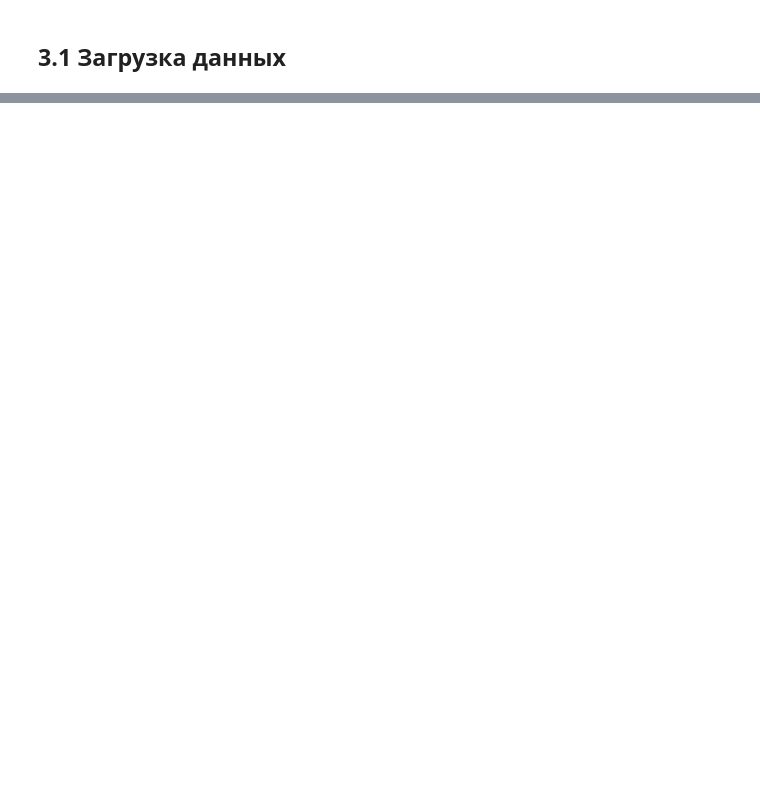
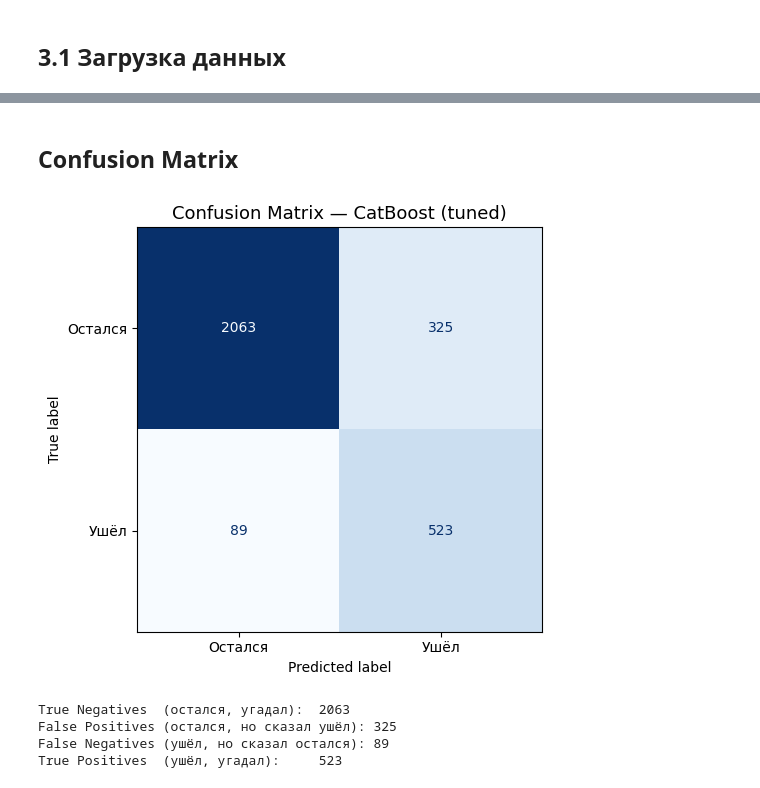
Before and after one commit to justShox/Churn-prediction-api, a Jupyter notebook: notebooks/03_modeling.ipynb, the cells around one changed output, grey strips where cells are left out. Saved outputs shown, nothing was run; the diff lists cells and outputs as text; code cells hidden in the pictures; blank space fills up the shorter version.

```diff
--- a/notebooks/03_modeling.ipynb
+++ b/notebooks/03_modeling.ipynb
@@ -406,0 +529,27 @@ print(summary_df.to_string(index=False))
+# %% [markdown]
+## Confusion Matrix
+# %%
+from sklearn.metrics import confusion_matrix, ConfusionMatrixDisplay
+
+y_pred = best_model.predict(X_test_clean)
+cm = confusion_matrix(y_test, y_pred)
+
+fig, ax = plt.subplots(figsize=(6, 5))
+disp = ConfusionMatrixDisplay(confusion_matrix=cm, display_labels=['Остался', 'Ушёл'])
+disp.plot(ax=ax, colorbar=False, cmap='Blues')
+ax.set_title('Confusion Matrix — CatBoost (tuned)', fontsize=13)
+plt.tight_layout()
+plt.savefig(graphs_dir / 'confusion_matrix.png', dpi=150, bbox_inches='tight')
+plt.show()
+
+tn, fp, fn, tp = cm.ravel()
+print(f"True Negatives  (остался, угадал):  {tn}")
+print(f"False Positives (остался, но сказал ушёл): {fp}")
+print(f"False Negatives (ушёл, но сказал остался): {fn}")
+print(f"True Positives  (ушёл, угадал):     {tp}")
+# %% [output]
+[figure, added]
+True Negatives  (остался, угадал):  2063
+False Positives (остался, но сказал ушёл): 325
+False Negatives (ушёл, но сказал остался): 89
+True Positives  (ушёл, угадал):     523
```
Also changed, not shown: parts of 43 cells of this notebook, 11 other files.
